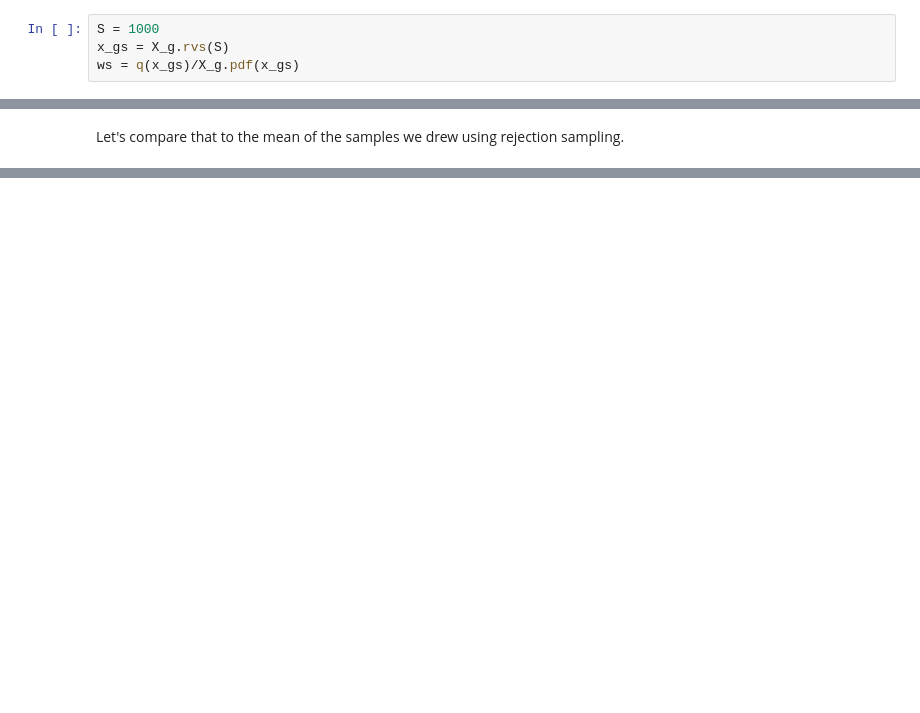
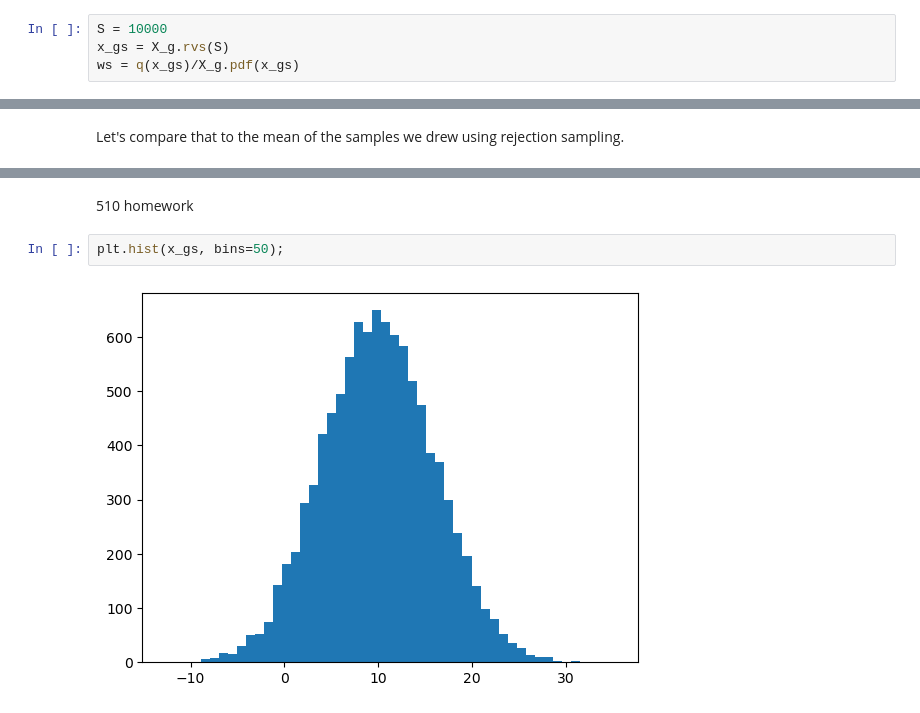
Before and after one commit to wrighj26/scicomp2_F25_wright, a Jupyter notebook: notebooks/Intro to Sampling.ipynb, the cells around one changed output, grey strips where cells are left out. Cells and saved outputs as stored; diff of their text form; blank space fills up the shorter version.

```diff
--- a/notebooks/Intro to Sampling.ipynb
+++ b/notebooks/Intro to Sampling.ipynb
@@ -256,7 +247,7 @@ def q(x):
 σ_g = 3 * sigma
 X_g = norm(loc=μ_g, scale=σ_g)
 # %%
-S = 1000
+S = 10000
 x_gs = X_g.rvs(S)
 ws = q(x_gs)/X_g.pdf(x_gs)
 # %%
@@ -272,0 +264,6 @@ np.mean(samps)
+# %% [markdown]
+510 homework
+# %%
+plt.hist(x_gs, bins=50);
+# %% [output]
+[figure, added]
```
Also changed, not shown: parts of 8 cells of this notebook.
